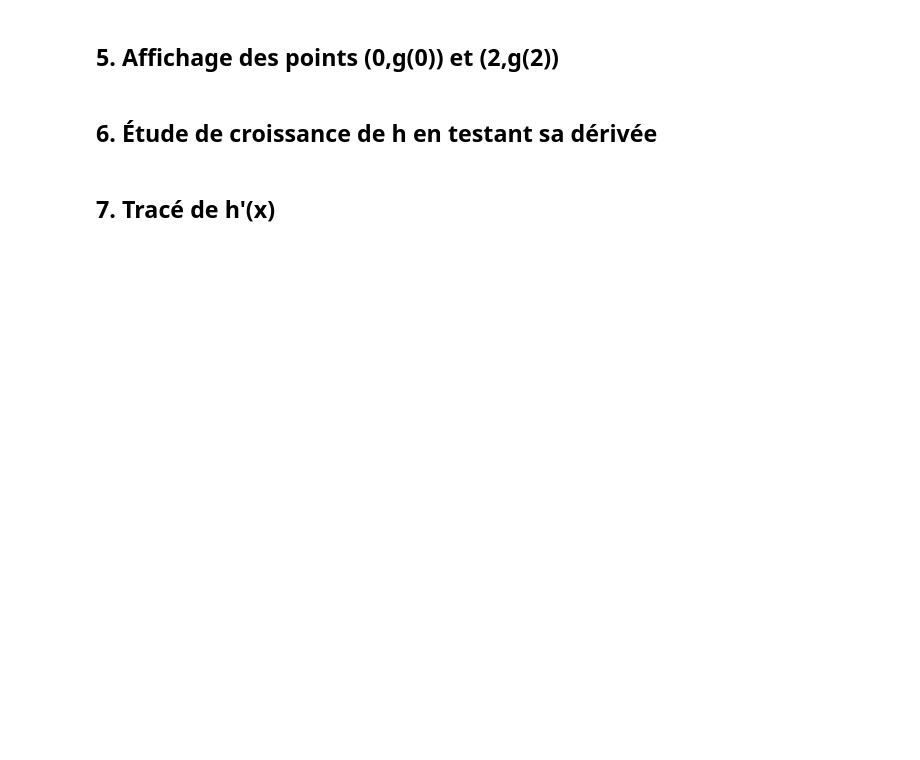
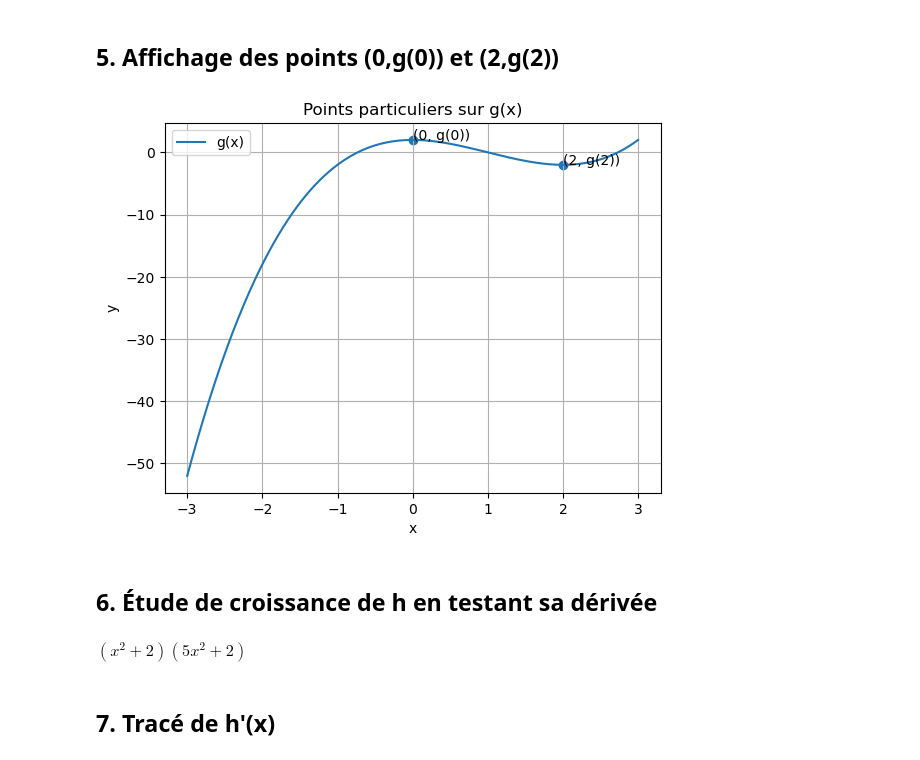
Before and after one commit to Hiba-MHADA/TD-optimisation-2026, a Jupyter notebook: correction_exercice_1.ipynb, the cells around one changed output. Cells and saved outputs as stored; diff of their text form; code cells hidden in the pictures; blank space fills up the shorter version.

```diff
--- a/correction_exercice_1.ipynb
+++ b/correction_exercice_1.ipynb
@@ -14,28 +14,27 @@ h(x) &= x^5 + 4x^3 + 4x.
 \]
 # %%
 # TODO Import Sympy as sp
-
-
+import sympy as sp
 from IPython.display import display, Math
 
 # ==========================
 # 📌 Définir la variable
 # ==========================
 # TODO : définir x comme variable réelle
-x =
+x = sp.symbols('x', real=True)
 
 # ==========================
 # 📌 Définir les fonctions
 # ==========================
 
 # TODO : f(x) = 2x^2 - 3
-f =
+f = 2*x**2 - 3
 
 # TODO : g(x) = x^3 - 3x^2 + 2
-g =
+g = x**3 - 3*x**2 + 2
 
 # TODO : h(x) = x^5 + 4x^3 + 4x
-h =
+h = x**5 + 4*x**3 + 4*x
 
 # ==========================
 # 📌 Affichage des résultats
@@ -45,4 +44,6 @@ print("📌 Les trois fonctions sont :\n")
 
 display(Math(r"f(x) = " + sp.latex(f)))
 # TODO : Afficher les autres fonctions
+display(Math(r"g(x) = " + sp.latex(g)))
+display(Math(r"h(x) = " + sp.latex(h)))
 # %% [output]
@@ -138,51 +145,52 @@ plt.show()
 ## 5. Affichage des points (0,g(0)) et (2,g(2))
 # %%
 # TODO : définir la fonction g(x)
-g =
+g = x**3 - 3*x**2 + 2
 
 # ==========================
 # 📌 Domaine de tracé
 # ==========================
 # TODO : générer X entre -3 et 3 (400 points)
-X =
+X = np.linspace(-3, 3, 400)
 
 # TODO : calculer Yg (version numérique de g(x))
-Yg =
+Yg = X**3 - 3*X**2 + 2
 
 # ==========================
 # 📌 Tracé de la courbe
 # ==========================
 # TODO : tracer la courbe de g(x)
-plt.plot(X, , label='g(x)')
+plt.plot(X,Yg , label='g(x)')
 
 # ==========================
 # 📌 Points particuliers
 # ==========================
 # TODO : calculer g(0) et g(2) avec SymPy (subs + float si besoin)
-y0 =
-y2 =
+y0 = float(g.subs(x, 0))
+y2 = float(g.subs(x, 2))
 
 # TODO : afficher les points (0, g(0)) et (2, g(2))
-plt.scatter([0, 2], [], color=None)
+plt.scatter([0, 2], [y0, y2], color=None)
 
 # ==========================
 # 📌 Annotation des points
 # ==========================
 # TODO : ajouter texte pour le point x=0
-plt.text(0, , '(0, g(0))')
+plt.text(0, y0, '(0, g(0))')
 
 # TODO : ajouter texte pour le point x=2
-plt.text(2, , '(2, g(2))')
-
+plt.text(2, y2, '(2, g(2))')
 # ==========================
 # 📌 Mise en forme du graphique
 # ==========================
 plt.xlabel('x')
 plt.ylabel('y')
 plt.title('Points particuliers sur g(x)')
 plt.grid(True)
 plt.legend()
 plt.show()
+# %% [output]
+[figure, added]
 # %% [markdown]
 ## 6. Étude de croissance de h en testant sa dérivée
 # %%
@@ -190,24 +198,26 @@ plt.show()
 # 📌 Définir la fonction
 # ==========================
 # TODO : définir la fonction h(x)
-h =
+h = x**5 + 4*x**3 + 4*x
 
 # ==========================
 # 📌 Dérivation
 # ==========================
 # TODO : calculer la dérivée de h par rapport à x
-dh =
+dh = sp.diff(h, x)
 
 # ==========================
 # 📌 Factorisation
 # ==========================
 # TODO : factoriser dh
-dh_factored =
+dh_factored = sp.factor(dh)
 
 # ==========================
 # 📌 Affichage
 # ==========================
 dh_factored
+# %% [output]
+$\displaystyle \left(x^{2} + 2\right) \left(5 x^{2} + 2\right)$
 # %% [markdown]
 ## 7. Tracé de h'(x)
 # %%
```
Also changed, not shown: parts of 5 cells of this notebook.
